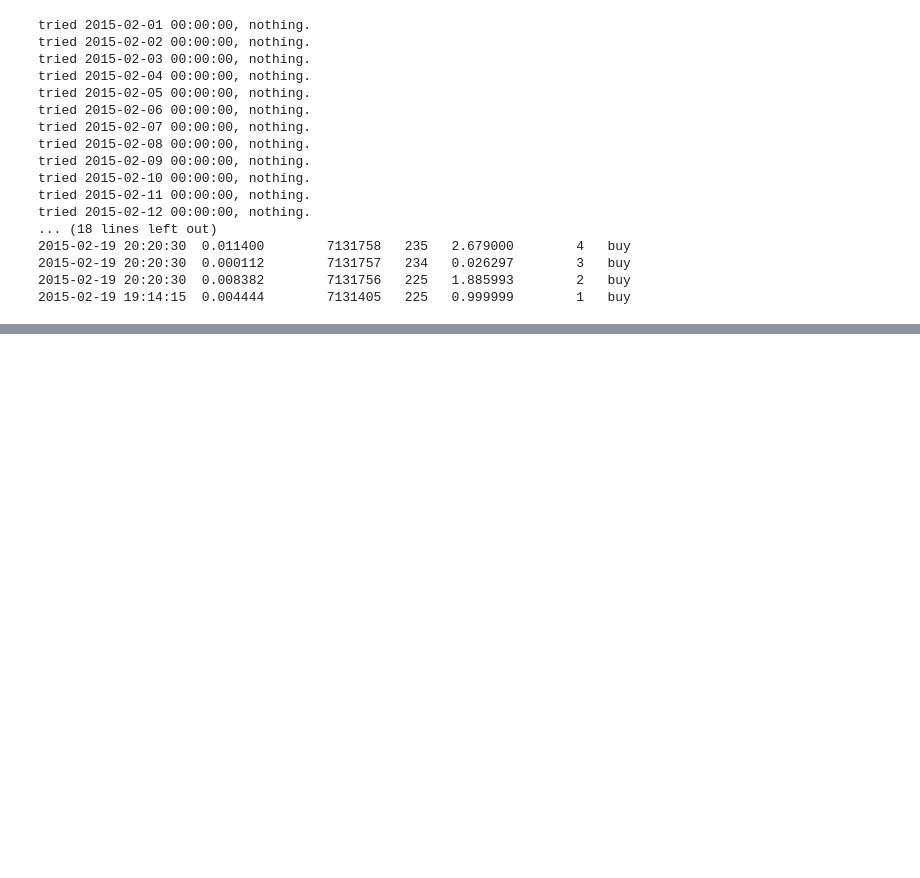
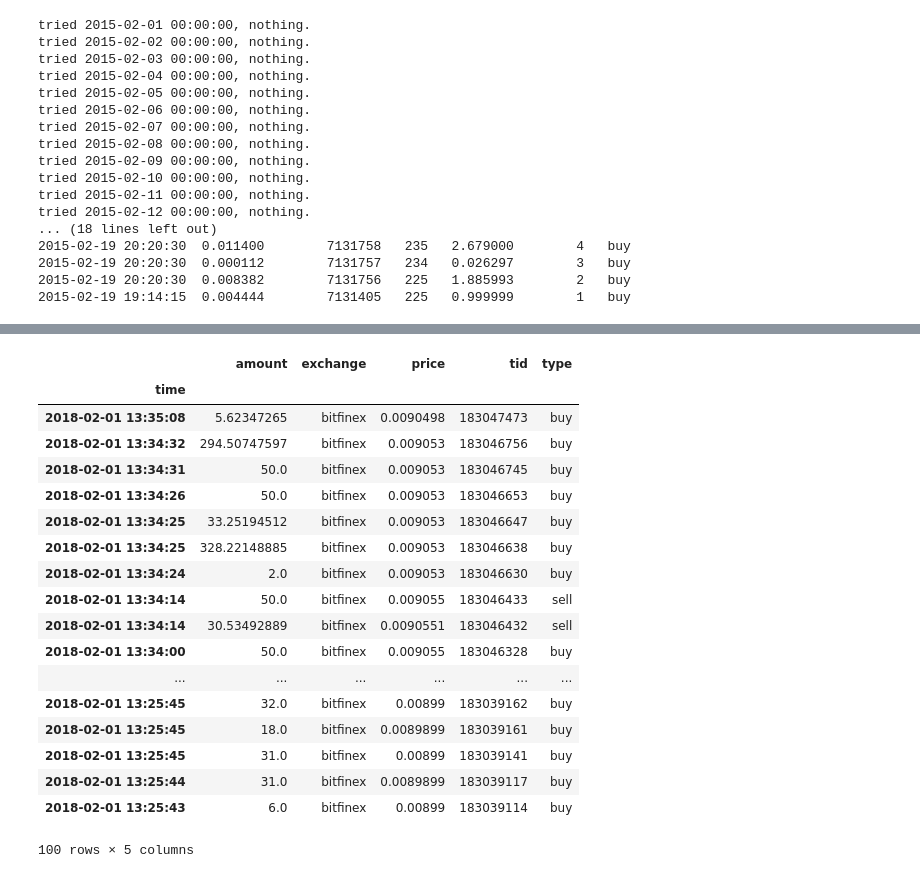
Before and after one commit to fccoelho/crypto_algo_trading, a Jupyter notebook: Data Fetching.ipynb, the cells around one changed output, grey strips where cells are left out. Saved outputs shown, nothing was run; the diff lists cells and outputs as text; code cells hidden in the pictures; blank space fills up the shorter version.

```diff
--- a/Data Fetching.ipynb
+++ b/Data Fetching.ipynb
@@ -162,0 +272,29 @@ datetime.timedelta?
+# %%
+url = "https://api.bitfinex.com/v1/trades/eoseth?limit_trades=1000"
+
+response = requests.request("GET", url)
+df = pd.DataFrame(response.json())
+df.timestamp = pd.to_datetime(df.timestamp, unit='s')
+df.set_index('timestamp', inplace=True)
+df.index.name = "time"
+df
+# %% [output]
+|  | amount | exchange | price | tid | type |
+| time |  |  |  |  |  |
+| 2018-02-01 13:35:08 | 5.62347265 | bitfinex | 0.0090498 | 183047473 | buy |
+| 2018-02-01 13:34:32 | 294.50747597 | bitfinex | 0.009053 | 183046756 | buy |
+| 2018-02-01 13:34:31 | 50.0 | bitfinex | 0.009053 | 183046745 | buy |
+| 2018-02-01 13:34:26 | 50.0 | bitfinex | 0.009053 | 183046653 | buy |
+| 2018-02-01 13:34:25 | 33.25194512 | bitfinex | 0.009053 | 183046647 | buy |
+| 2018-02-01 13:34:25 | 328.22148885 | bitfinex | 0.009053 | 183046638 | buy |
+| 2018-02-01 13:34:24 | 2.0 | bitfinex | 0.009053 | 183046630 | buy |
+| 2018-02-01 13:34:14 | 50.0 | bitfinex | 0.009055 | 183046433 | sell |
+| 2018-02-01 13:34:14 | 30.53492889 | bitfinex | 0.0090551 | 183046432 | sell |
+| 2018-02-01 13:34:00 | 50.0 | bitfinex | 0.009055 | 183046328 | buy |
+| ... | ... | ... | ... | ... | ... |
+| 2018-02-01 13:25:45 | 32.0 | bitfinex | 0.00899 | 183039162 | buy |
+| 2018-02-01 13:25:45 | 18.0 | bitfinex | 0.0089899 | 183039161 | buy |
+| 2018-02-01 13:25:45 | 31.0 | bitfinex | 0.00899 | 183039141 | buy |
+| 2018-02-01 13:25:44 | 31.0 | bitfinex | 0.0089899 | 183039117 | buy |
+| 2018-02-01 13:25:43 | 6.0 | bitfinex | 0.00899 | 183039114 | buy |
+100 rows × 5 columns
```
Also changed, not shown: parts of 11 cells of this notebook, 3 other files.
